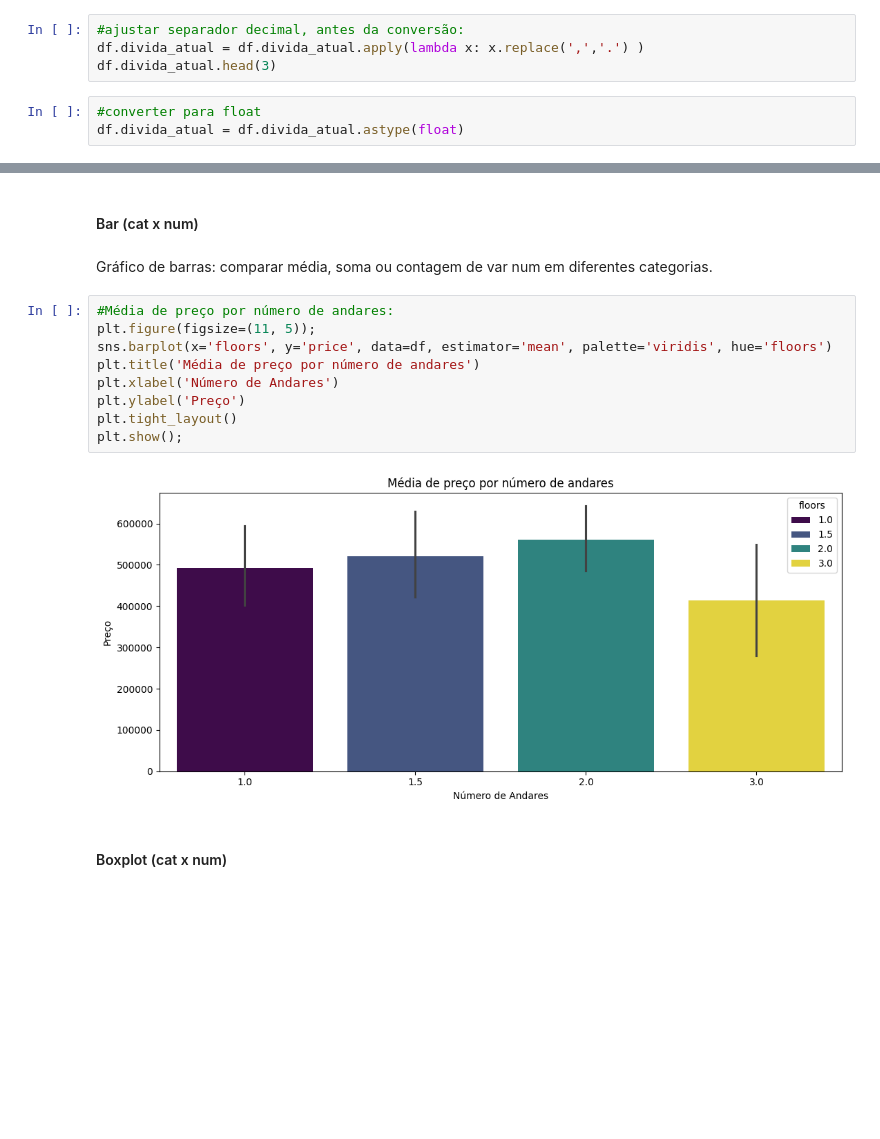
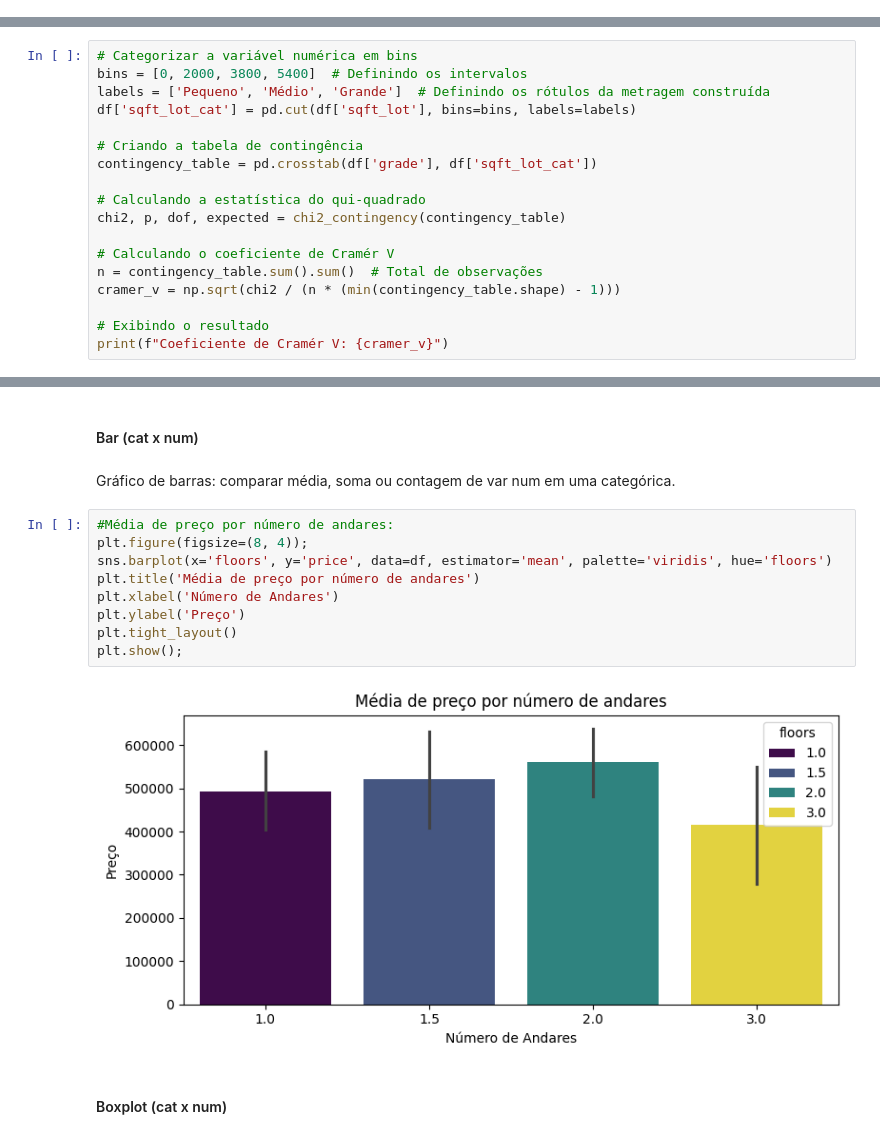
Before and after one commit to nortonvanz/Fundamentals, a Jupyter notebook: Statistic.ipynb, the cells around one changed output, grey strips where cells are left out. Drawn from its saved outputs; the diff is of its cells as text; blank space fills up the shorter version.

Commit message:
Melhorias e complementos em Estatística Inferencial.

```diff
--- a/Statistic.ipynb
+++ b/Statistic.ipynb
@@ -265,7 +305,0 @@ df.divida_atual.head(3)
-# %%
-#ajustar separador decimal, antes da conversão:
-df.divida_atual = df.divida_atual.apply(lambda x: x.replace(',','.') )
-df.divida_atual.head(3)
-# %%
-#converter para float
-df.divida_atual = df.divida_atual.astype(float)
@@ -512,0 +599,18 @@ Agora, a premissão foi atendida. Realmente a correlação entre as vars é bem
+# %%
+# Categorizar a variável numérica em bins
+bins = [0, 2000, 3800, 5400]  # Definindo os intervalos
+labels = ['Pequeno', 'Médio', 'Grande']  # Definindo os rótulos da metragem construída
+df['sqft_lot_cat'] = pd.cut(df['sqft_lot'], bins=bins, labels=labels)
+
+# Criando a tabela de contingência
+contingency_table = pd.crosstab(df['grade'], df['sqft_lot_cat'])
+
+# Calculando a estatística do qui-quadrado
+chi2, p, dof, expected = chi2_contingency(contingency_table)
+
+# Calculando o coeficiente de Cramér V
+n = contingency_table.sum().sum()  # Total de observações
+cramer_v = np.sqrt(chi2 / (n * (min(contingency_table.shape) - 1)))
+
+# Exibindo o resultado
+print(f"Coeficiente de Cramér V: {cramer_v}")
@@ -562,18 +683,18 @@ pd.crosstab( df['bedrooms'], df['grade'],normalize=True)
 # %% [markdown]
 #### Bar (cat x num)
 # %% [markdown]
-Gráfico de barras: comparar média, soma ou contagem de var num em diferentes categorias.
+Gráfico de barras: comparar média, soma ou contagem de var num em uma categórica.
 # %%
 #Média de preço por número de andares:
-plt.figure(figsize=(11, 5));
+plt.figure(figsize=(8, 4));
 sns.barplot(x='floors', y='price', data=df, estimator='mean', palette='viridis', hue='floors')
 plt.title('Média de preço por número de andares')
 plt.xlabel('Número de Andares')
 plt.ylabel('Preço')
 plt.tight_layout()
 plt.show();
 # %% [output]
-[figure, old version]
+[figure, new version]
 # %% [markdown]
 #### Boxplot (cat x num)
 # %% [markdown]
```
Also changed, not shown: parts of 124 cells of this notebook.
